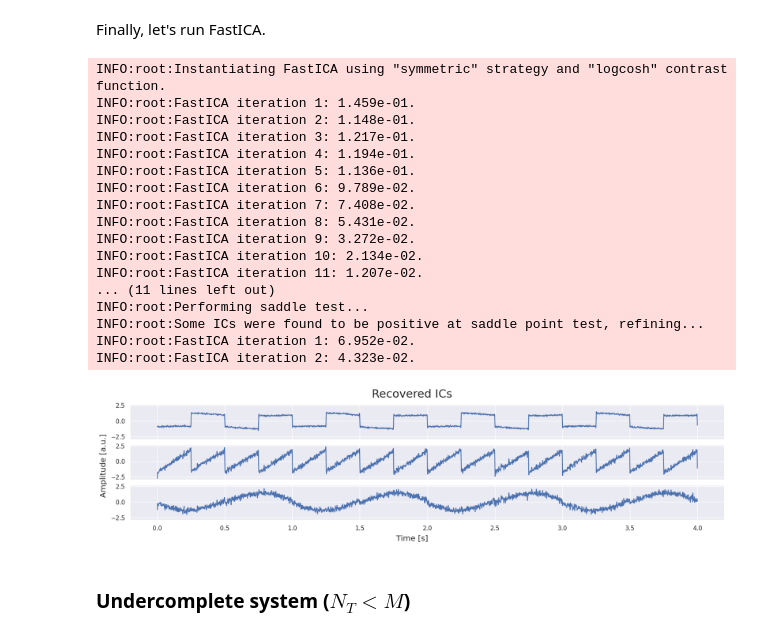
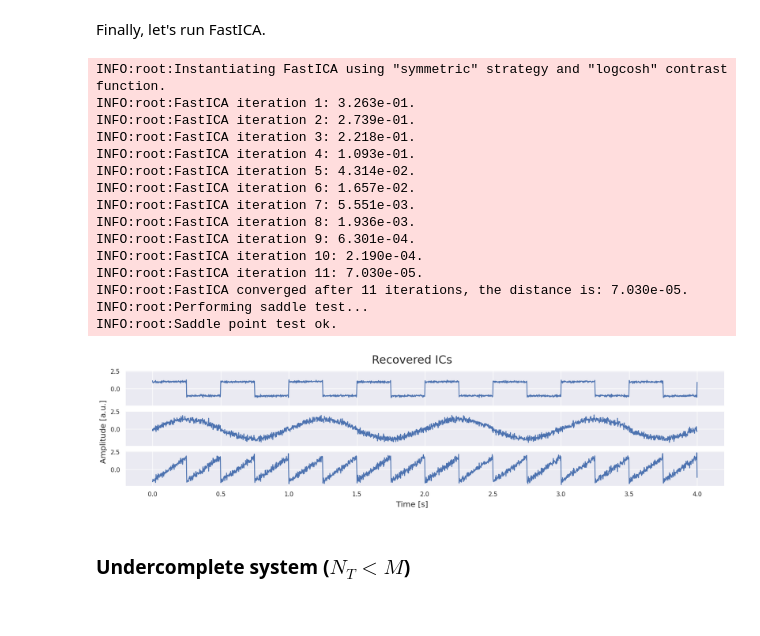
Before and after one commit to pulp-bio/emgkit, a Jupyter notebook: examples/Tutorial on ICA and sEMG.ipynb, the cells around one changed output. Drawn from its saved outputs; the diff is of its cells as text; code cells hidden in the pictures.

```diff
--- a/examples/Tutorial on ICA and sEMG.ipynb
+++ b/examples/Tutorial on ICA and sEMG.ipynb
@@ -213,9 +214,16 @@ INFO:root:Instantiating ZCAWhitening using "svd" solver.
 # %% [markdown]
 Finally, let's run FastICA.
 # %%
-S_rec = emgkit.ica.fast_ica(Xw, whiten_alg="none", do_saddle_test=True, device=device)[
-    0
-]
+# Initial weights
+w_init3x3 = torch.from_numpy(prng.standard_normal(size=(3, 3))).to(device)
+
+S_rec = emgkit.ica.fast_ica(
+    Xw,
+    whiten_alg="none",
+    do_saddle_test=True,
+    device=device,
+    w_init=w_init3x3,
+)[0]
 
 emgkit.plot.plot_signal(
     S_rec, fs=SIG_FS, style="complete", title="Recovered ICs", fig_size=(16, 4)
@@ -287,32 +295,34 @@ INFO:root:Instantiating ZCAWhitening using "svd" solver.
 # %% [markdown]
 Finally, let's run FastICA.
 # %%
-S_rec = emgkit.ica.fast_ica(Xw, whiten_alg="none", do_saddle_test=True, device=device)[
-    0
-]
+S_rec = emgkit.ica.fast_ica(
+    Xw,
+    whiten_alg="none",
+    do_saddle_test=True,
+    device=device,
+    w_init=w_init3x3,
+)[0]
 
 emgkit.plot.plot_signal(
     S_rec, fs=SIG_FS, style="complete", title="Recovered ICs", fig_size=(16, 4)
 )
 # %% [output]
 INFO:root:Instantiating FastICA using "symmetric" strategy and "logcosh" contrast function.
-INFO:root:FastICA iteration 1: 1.459e-01.
-INFO:root:FastICA iteration 2: 1.148e-01.
-INFO:root:FastICA iteration 3: 1.217e-01.
-INFO:root:FastICA iteration 4: 1.194e-01.
-INFO:root:FastICA iteration 5: 1.136e-01.
-INFO:root:FastICA iteration 6: 9.789e-02.
-INFO:root:FastICA iteration 7: 7.408e-02.
-INFO:root:FastICA iteration 8: 5.431e-02.
-INFO:root:FastICA iteration 9: 3.272e-02.
-INFO:root:FastICA iteration 10: 2.134e-02.
-INFO:root:FastICA iteration 11: 1.207e-02.
-... (11 lines left out)
+INFO:root:FastICA iteration 1: 3.263e-01.
+INFO:root:FastICA iteration 2: 2.739e-01.
+INFO:root:FastICA iteration 3: 2.218e-01.
+INFO:root:FastICA iteration 4: 1.093e-01.
+INFO:root:FastICA iteration 5: 4.314e-02.
+INFO:root:FastICA iteration 6: 1.657e-02.
+INFO:root:FastICA iteration 7: 5.551e-03.
+INFO:root:FastICA iteration 8: 1.936e-03.
+INFO:root:FastICA iteration 9: 6.301e-04.
+INFO:root:FastICA iteration 10: 2.190e-04.
+INFO:root:FastICA iteration 11: 7.030e-05.
+INFO:root:FastICA converged after 11 iterations, the distance is: 7.030e-05.
 INFO:root:Performing saddle test...
-INFO:root:Some ICs were found to be positive at saddle point test, refining...
-INFO:root:FastICA iteration 1: 6.952e-02.
-INFO:root:FastICA iteration 2: 4.323e-02.
+INFO:root:Saddle point test ok.
-[figure, old version]
+[figure, new version]
 # %% [markdown]
 ### Undercomplete system ($N_T < M$)
 # %% [markdown]
```
Also changed, not shown: parts of 20 cells of this notebook, 2 other files.
